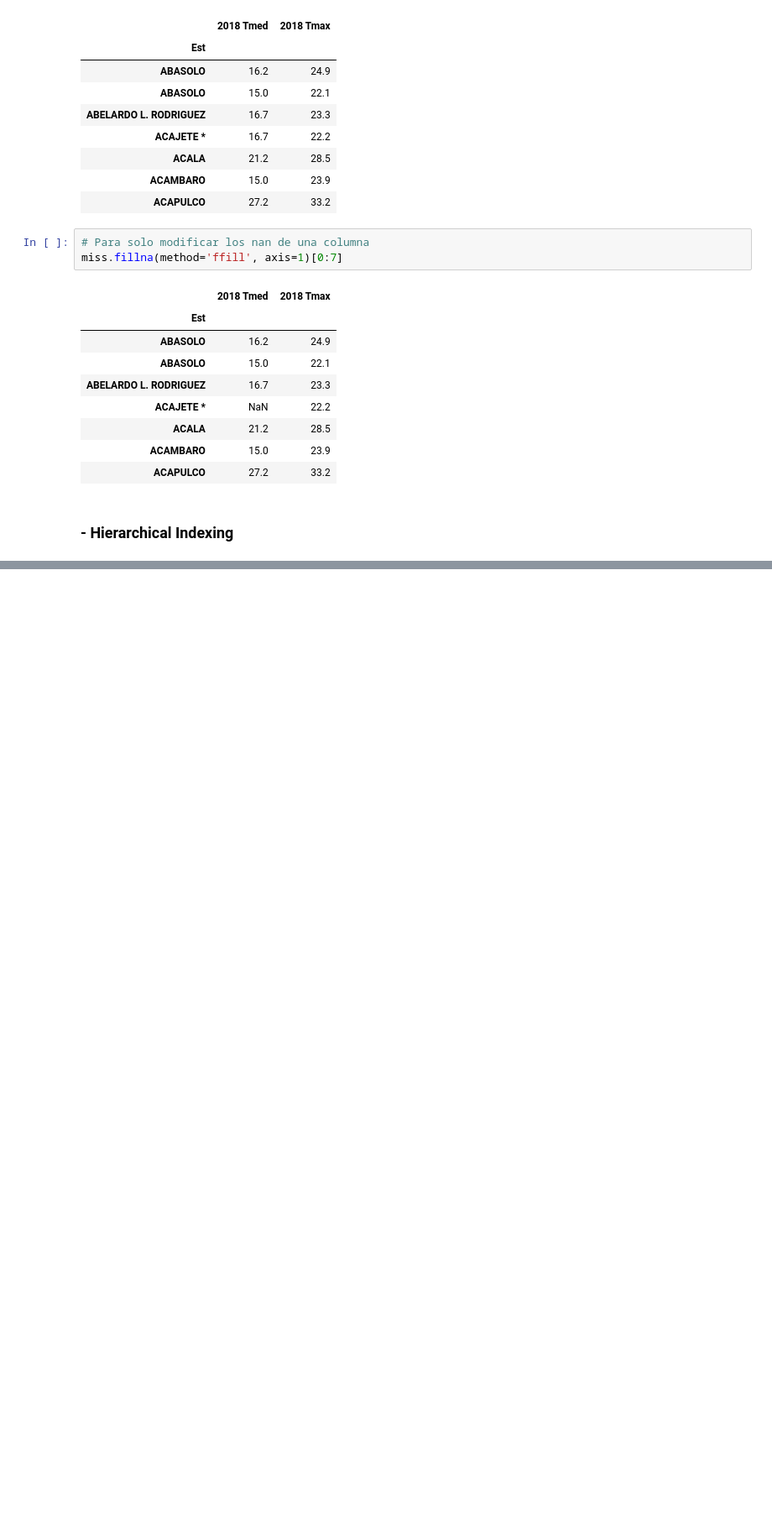
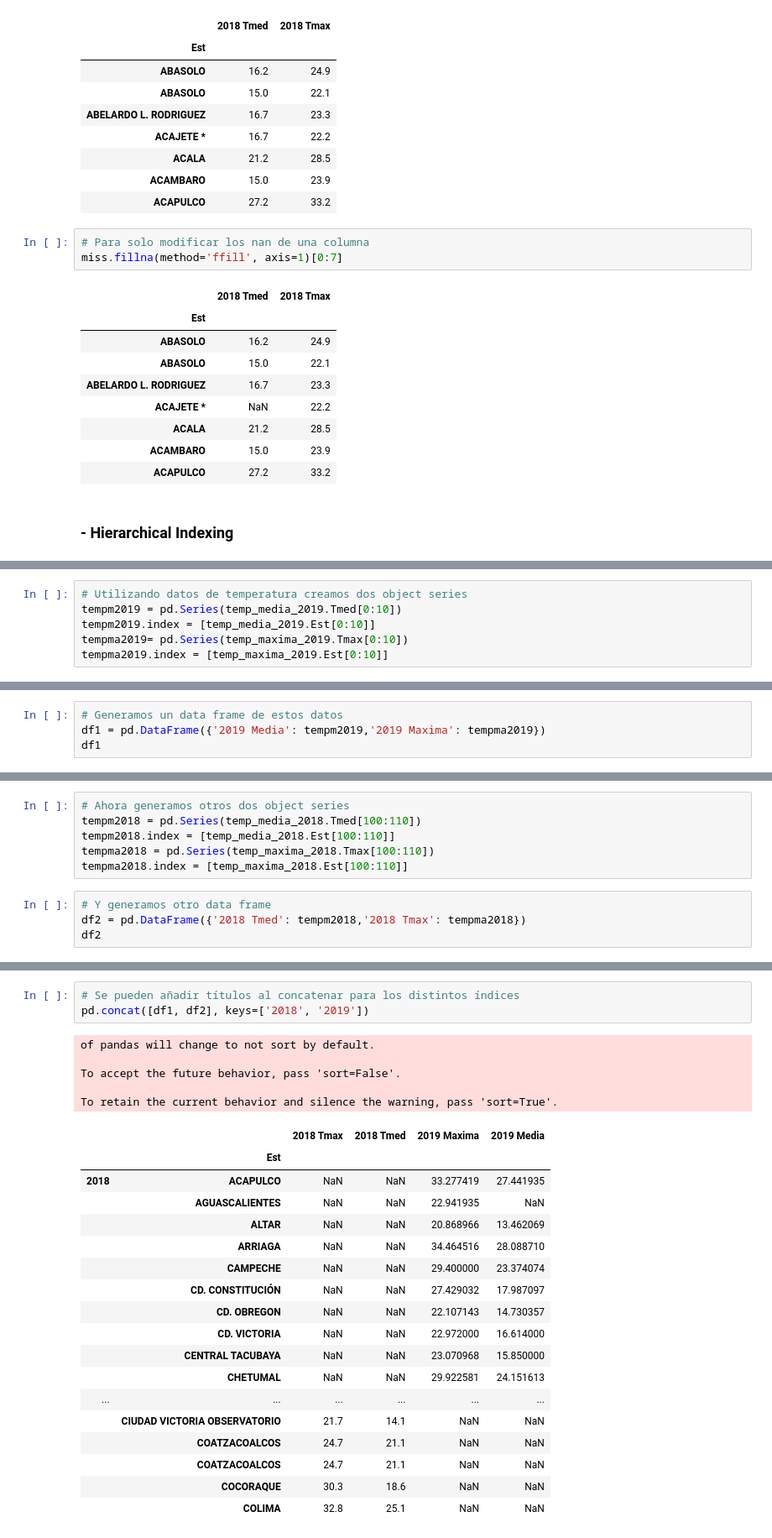
Before and after one commit to DCIDA2019/da2019-anaisabelotodo, a Jupyter notebook: Semana2/Tarea Semana 2/Tarea2.ipynb, the cells around one changed output, grey strips where cells are left out. Shown at 84% size. Drawn from its saved outputs; the diff is of its cells as text; blank space fills up the shorter version.

```diff
--- a/Semana2/Tarea Semana 2/Tarea2.ipynb
+++ b/Semana2/Tarea Semana 2/Tarea2.ipynb
@@ -1055,0 +1159,6 @@ TypeError: unhashable type: 'MultiIndex'
+# %%
+# Utilizando datos de temperatura creamos dos object series
+tempm2019 = pd.Series(temp_media_2019.Tmed[0:10])
+tempm2019.index = [temp_media_2019.Est[0:10]]
+tempma2019= pd.Series(temp_maxima_2019.Tmax[0:10])
+tempma2019.index = [temp_maxima_2019.Est[0:10]]
@@ -1055,0 +1186,4 @@ TypeError: unhashable type: 'MultiIndex'
+# %%
+# Generamos un data frame de estos datos
+df1 = pd.DataFrame({'2019 Media': tempm2019,'2019 Maxima': tempma2019})
+df1
@@ -1055,0 +1204,10 @@ TypeError: unhashable type: 'MultiIndex'
+# %%
+# Ahora generamos otros dos object series
+tempm2018 = pd.Series(temp_media_2018.Tmed[100:110])
+tempm2018.index = [temp_media_2018.Est[100:110]]
+tempma2018 = pd.Series(temp_maxima_2018.Tmax[100:110])
+tempma2018.index = [temp_maxima_2018.Est[100:110]]
+# %%
+# Y generamos otro data frame
+df2 = pd.DataFrame({'2018 Tmed': tempm2018,'2018 Tmax': tempma2018})
+df2
@@ -1055,0 +1267,27 @@ TypeError: unhashable type: 'MultiIndex'
+# %%
+# Se pueden añadir títulos al concatenar para los distintos índices
+pd.concat([df1, df2], keys=['2018', '2019'])
+# %% [output]
+of pandas will change to not sort by default.
+
+To accept the future behavior, pass 'sort=False'.
+
+To retain the current behavior and silence the warning, pass 'sort=True'.
+|  |  | 2018 Tmax | 2018 Tmed | 2019 Maxima | 2019 Media |
+|  | Est |  |  |  |  |
+| 2018 | ACAPULCO | NaN | NaN | 33.277419 | 27.441935 |
+|  | AGUASCALIENTES | NaN | NaN | 22.941935 | NaN |
+|  | ALTAR | NaN | NaN | 20.868966 | 13.462069 |
+|  | ARRIAGA | NaN | NaN | 34.464516 | 28.088710 |
+|  | CAMPECHE | NaN | NaN | 29.400000 | 23.374074 |
+|  | CD. CONSTITUCIÓN | NaN | NaN | 27.429032 | 17.987097 |
+|  | CD. OBREGON | NaN | NaN | 22.107143 | 14.730357 |
+|  | CD. VICTORIA | NaN | NaN | 22.972000 | 16.614000 |
+|  | CENTRAL TACUBAYA | NaN | NaN | 23.070968 | 15.850000 |
+|  | CHETUMAL | NaN | NaN | 29.922581 | 24.151613 |
+| ... | ... | ... | ... | ... | ... |
+|  | CIUDAD VICTORIA OBSERVATORIO | 21.7 | 14.1 | NaN | NaN |
+|  | COATZACOALCOS | 24.7 | 21.1 | NaN | NaN |
+|  | COATZACOALCOS | 24.7 | 21.1 | NaN | NaN |
+|  | COCORAQUE | 30.3 | 18.6 | NaN | NaN |
+|  | COLIMA | 32.8 | 25.1 | NaN | NaN |
```
Also changed, not shown: parts of 29 cells of this notebook.
